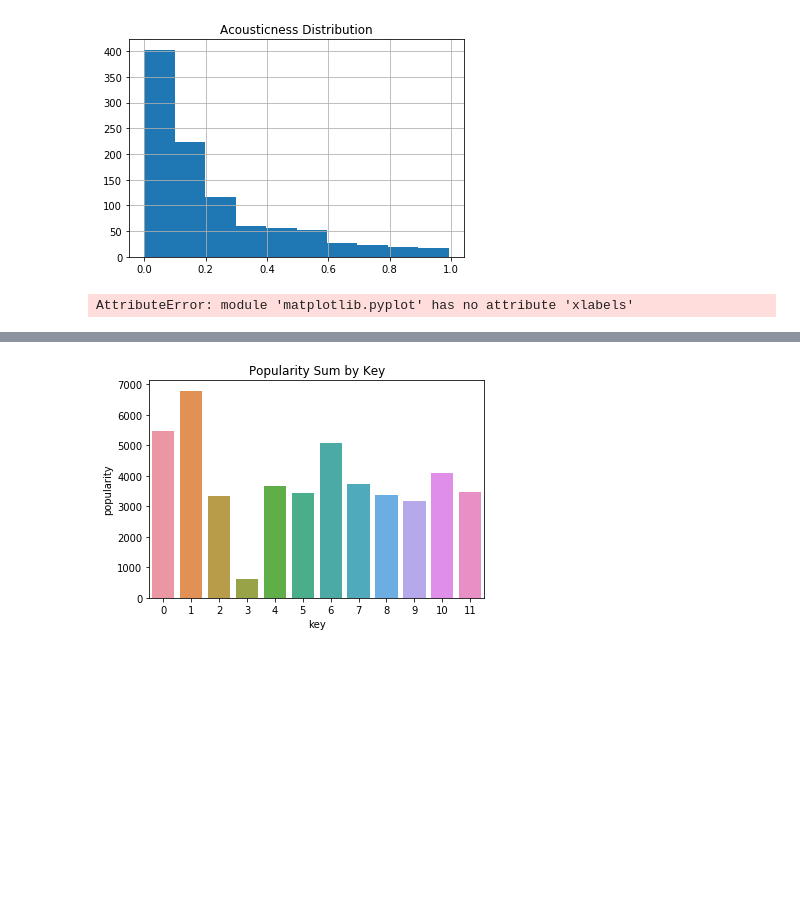
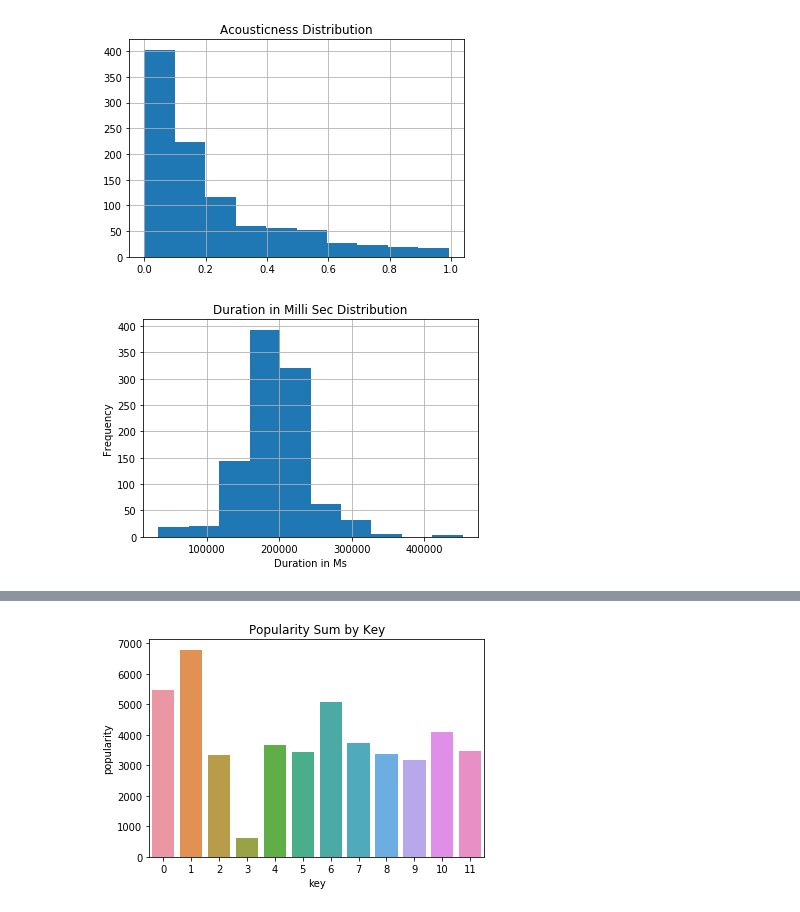
Before and after one commit to ipatel467/Spotify-Project, a Jupyter notebook: Spotify.ipynb, the cells around one changed output, grey strips where cells are left out. Saved outputs shown, nothing was run; the diff lists cells and outputs as text; code cells hidden in the pictures; blank space fills up the shorter version.

```diff
--- a/Spotify.ipynb
+++ b/Spotify.ipynb
@@ -194,10 +194,11 @@ plt.title('Acousticness Distribution');
 [figure]
 # %%
 full_df['duration_ms'].hist()
-plt.title('Duration in Milli Sec Distribution');
-plt.xlabels('Hi')
+plt.title('Duration in Milli Sec Distribution')
+plt.xlabel('Duration in Ms')
+plt.ylabel('Frequency');
 # %% [output]
-AttributeError: module 'matplotlib.pyplot' has no attribute 'xlabels'
+[figure, added]
 # %%
 full_df['energy'].hist()
 plt.title('Energy Distribution');
```
Also changed, not shown: parts of 13 cells of this notebook.
